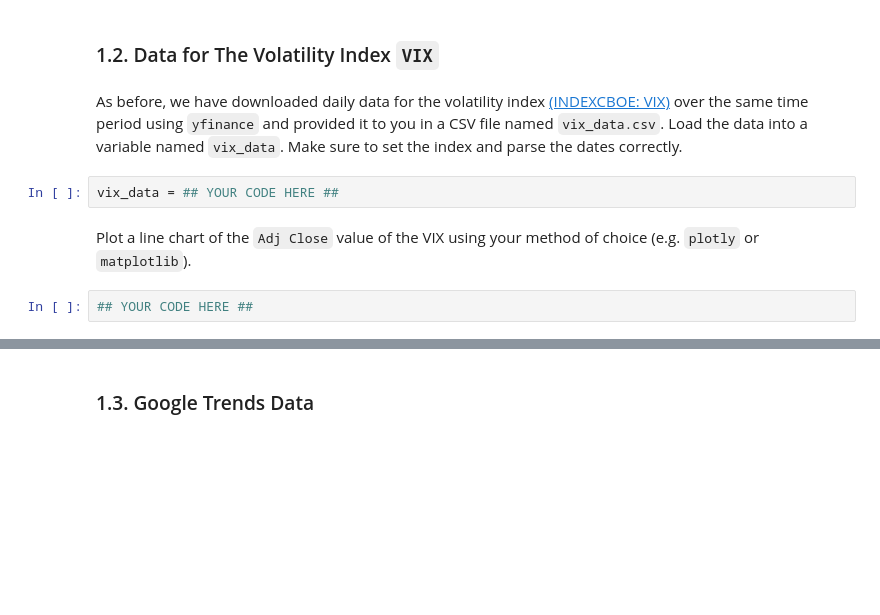
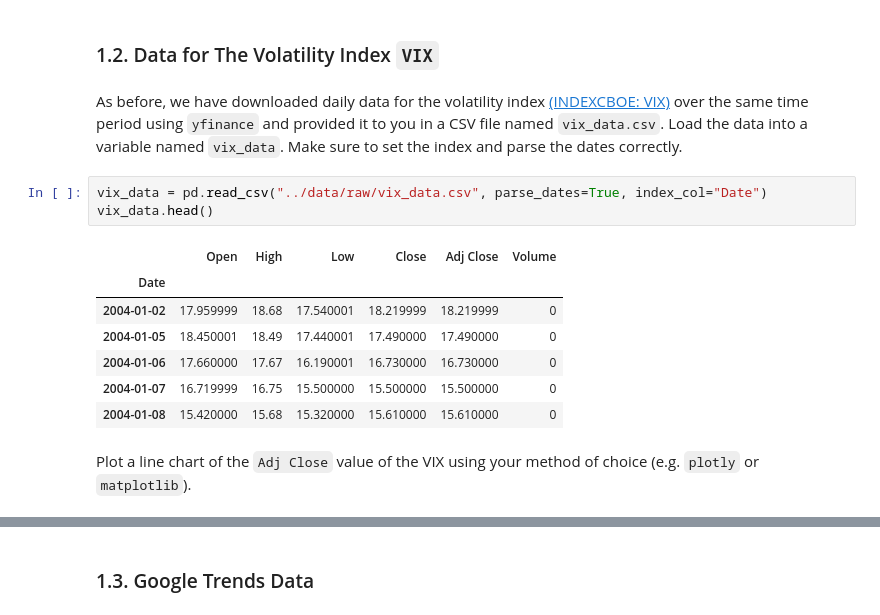
Before and after one commit to waynebar69/xlv-volatility-sentiment-ml, a Jupyter notebook: notebooks/xlv_prediction_model.ipynb.ipynb, the cells around one changed output, grey strips where cells are left out. Drawn from its saved outputs; the diff is of its cells as text; blank space fills up the shorter version.

```diff
--- a/notebooks/xlv_prediction_model.ipynb.ipynb
+++ b/notebooks/xlv_prediction_model.ipynb.ipynb
@@ -174,10 +180,21 @@ figure.show()
 # %% [markdown]
 ### 1.2. Data for The Volatility Index `VIX`
 # %% [markdown]
-As before, we have downloaded daily data for the volatility index [(INDEXCBOE: VIX)](https://www.cboe.com/tradable_products/vix/) over the same time period using `yfinance` and provided it to you in a CSV file named `vix_data.csv`. Load the data into a variable named `vix_data`. Make sure to set the index and parse the dates correctly.
+As before, we have downloaded daily data for the volatility index
+[(INDEXCBOE: VIX)](https://www.cboe.com/tradable_products/vix/) over the same time
+period using `yfinance` and provided it to you in a CSV file named `vix_data.csv`.
+Load the data into a variable named `vix_data`.
+Make sure to set the index and parse the dates correctly.
-# %%
-vix_data = ## YOUR CODE HERE ##
+# %%
+vix_data = pd.read_csv("../data/raw/vix_data.csv", parse_dates=True, index_col="Date")
+vix_data.head()
+# %% [output]
+|  | Open | High | Low | Close | Adj Close | Volume |
+| Date |  |  |  |  |  |  |
+| 2004-01-02 | 17.959999 | 18.68 | 17.540001 | 18.219999 | 18.219999 | 0 |
+| 2004-01-05 | 18.450001 | 18.49 | 17.440001 | 17.490000 | 17.490000 | 0 |
+| 2004-01-06 | 17.660000 | 17.67 | 16.190001 | 16.730000 | 16.730000 | 0 |
+| 2004-01-07 | 16.719999 | 16.75 | 15.500000 | 15.500000 | 15.500000 | 0 |
+| 2004-01-08 | 15.420000 | 15.68 | 15.320000 | 15.610000 | 15.610000 | 0 |
 # %% [markdown]
 Plot a line chart of the `Adj Close` value of the VIX using your method of choice (e.g. `plotly` or `matplotlib`).
-# %%
-## YOUR CODE HERE ##
```
Also changed, not shown: parts of 6 cells of this notebook.
